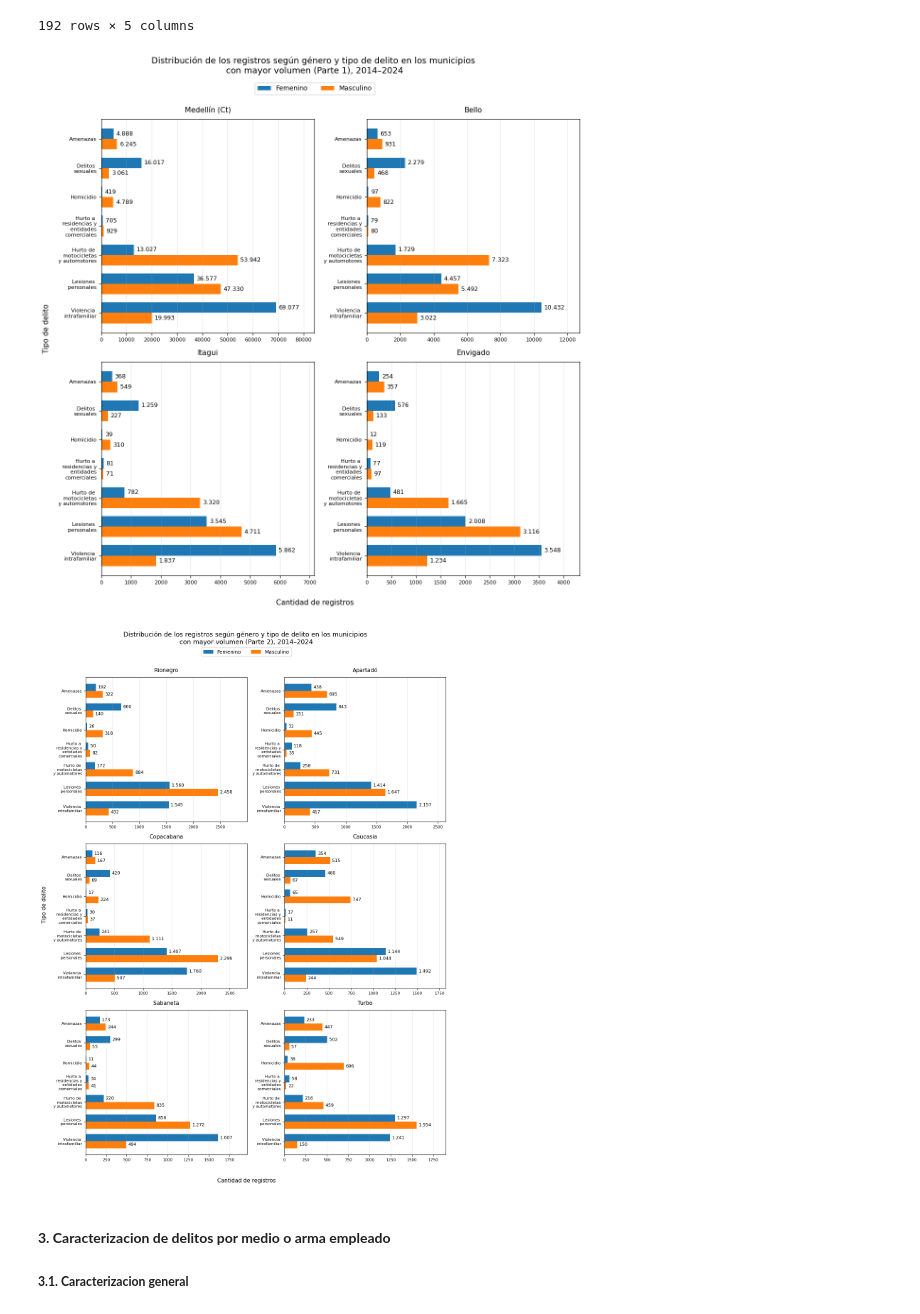
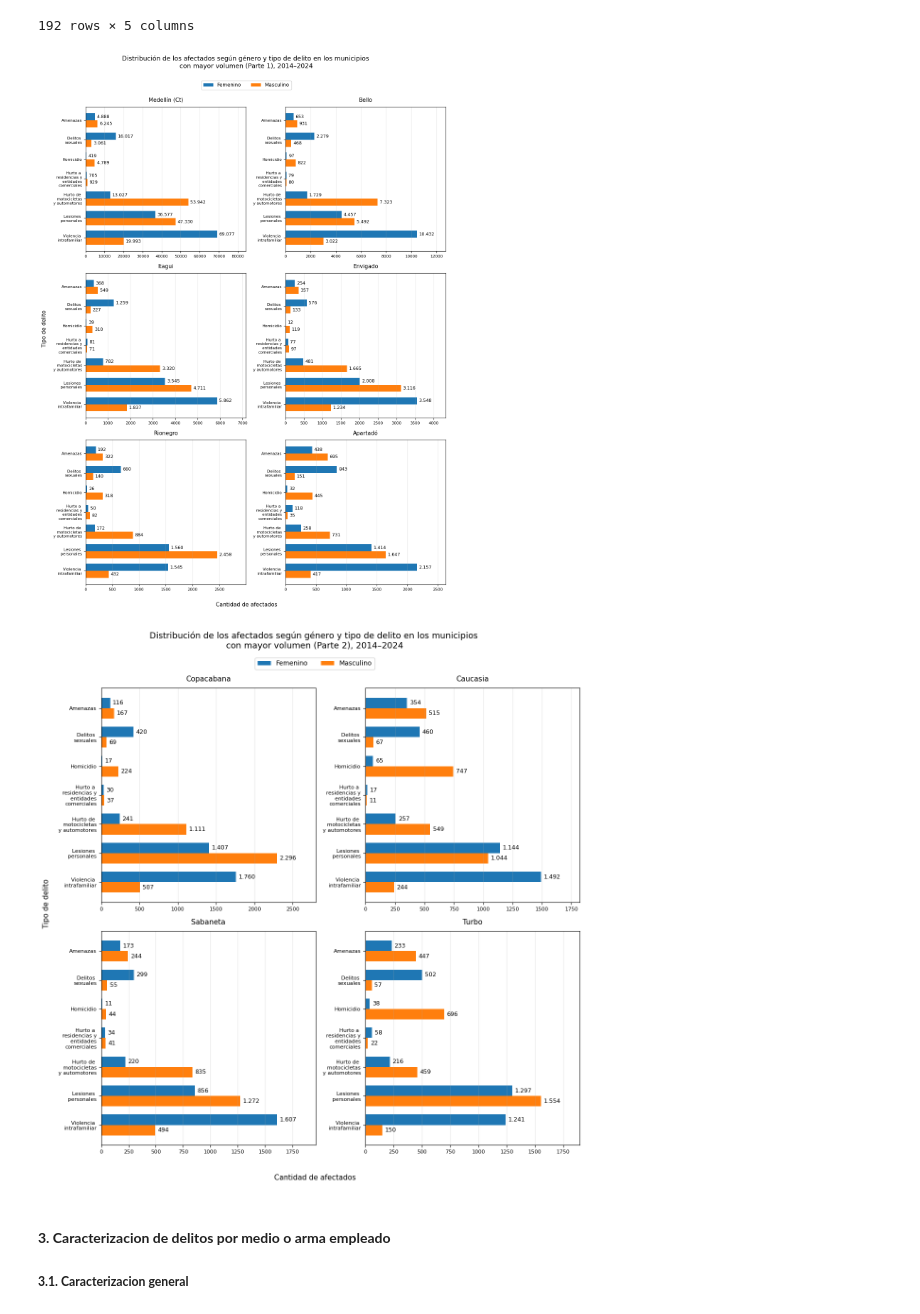
Before and after one commit to SaraBalbin/DW_Analisis_Criminalidad_Colombia, a Jupyter notebook: 04_Analisis_exploratorio.ipynb, the cells around one changed output. Cells and saved outputs as stored; diff of their text form; code cells hidden in the pictures.

```diff
--- a/04_Analisis_exploratorio.ipynb
+++ b/04_Analisis_exploratorio.ipynb
@@ -855,13 +747,13 @@ for i, grupo in enumerate(orden_grupos):
 # 4. FORMATO
 # ==========================================================
 ax.set_title(
-    "Composición porcentual de los registros según grupo etario y tipo de delito, 2014–2024",
+    "Composición porcentual de las personas afectadas según grupo etario y tipo de delito, 2014–2024",
     fontsize=13,
     pad=15
 )
 
 ax.set_xlabel("Tipo de delito", fontsize=11, labelpad=12)
-ax.set_ylabel("Porcentaje de registros", fontsize=11)
+ax.set_ylabel("Porcentaje de afectados", fontsize=11)
 
 ax.set_xticks(range(len(tabla_edad_pct)))
 ax.set_xticklabels(
@@ -1021,11 +913,11 @@ orden_municipios = (
 # FIGURA 1: 4 primeros municipios
 # ==========================================================
 
-municipios_fig1 = orden_municipios[:4]
+municipios_fig1 = orden_municipios[:6]
 
 fig1, axes1 = plt.subplots(
-    2, 2,
-    figsize=(12, 12)
+    3, 2,
+    figsize=(12, 16)
 )
 
 axes1 = axes1.flatten()
@@ -1144,7 +1036,7 @@ for ax, (municipio, departamento) in zip(axes1, municipios_fig1):
 # ==========================================================
 
 fig1.supxlabel(
-    "Cantidad de registros",
+    "Cantidad de afectados",
     fontsize=11
 )
 
@@ -1154,47 +1046,47 @@ fig1.supylabel(
 )
 
 fig1.suptitle(
-    "Distribución de los registros según género y tipo de delito"
+    "Distribución de los afectados según género y tipo de delito"
     " en los municipios \ncon mayor volumen (Parte 1), 2014–2024",
     fontsize=13
 )
 
 # ==========================================================
 # LEYENDA
 # ==========================================================
 
 handles, labels = axes1[0].get_legend_handles_labels()
 
 fig1.legend(
     handles,
     labels,
     loc="upper center",
     bbox_to_anchor=(0.5, 0.94),
     ncol=2,
     fontsize=10
 )
 
 # ==========================================================
 # AJUSTE Y MOSTRAR
 # ==========================================================
 
 plt.tight_layout(
     rect=[0.01, 0.01, 0.98, 0.95]
 )
 
 plt.show()
 # %% [output]
-[figure, old version]
+[figure, new version]
 # %%
 # ==========================================================
 # FIGURA 2: Las 4 filas restantes (8 municipios)
 # ==========================================================
 
-municipios_fig2 = orden_municipios[4:12]   # Del 3º al 10º
+municipios_fig2 = orden_municipios[6:12]   # Del 3º al 10º
 
 fig2, axes2 = plt.subplots(
-    3, 2,
-    figsize=(12, 16)
+    2, 2,
+    figsize=(12, 12)
 )
 
 axes2 = axes2.flatten()
@@ -1248,24 +1140,24 @@ for ax, (municipio, departamento) in zip(axes2, municipios_fig2):
     ax.grid(axis="x", alpha=0.3)
 
 # Ejes y leyenda Figura 2
-fig2.supxlabel("Cantidad de registros", fontsize=11)
+fig2.supxlabel("Cantidad de afectados", fontsize=11)
 fig2.supylabel("Tipo de delito", fontsize=11)
 
 fig2.suptitle(
-    "Distribución de los registros según género y tipo de delito"
+    "Distribución de los afectados según género y tipo de delito"
     " en los municipios \ncon mayor volumen (Parte 2), 2014–2024",
     fontsize=13
 )
 
 handles, labels = axes2[0].get_legend_handles_labels()
-fig2.legend(handles, labels, loc="upper center", bbox_to_anchor=(0.5, 0.956), ncol=2, fontsize=10)
+fig2.legend(handles, labels, loc="upper center", bbox_to_anchor=(0.5, 0.94), ncol=2, fontsize=10)
 
 plt.tight_layout(rect=[0.01, 0.02, 0.98, 0.96])
 
 plt.savefig("Resultados/figura_genero_municipios_parte2.png", dpi=300, bbox_inches="tight", facecolor="white")
 plt.show()
 # %% [output]
-[figure, old version]
+[figure, new version]
 # %% [markdown]
 #### **3. Caracterizacion de delitos por medio o arma empleado**
 
```
Also changed, not shown: parts of 9 cells of this notebook.
